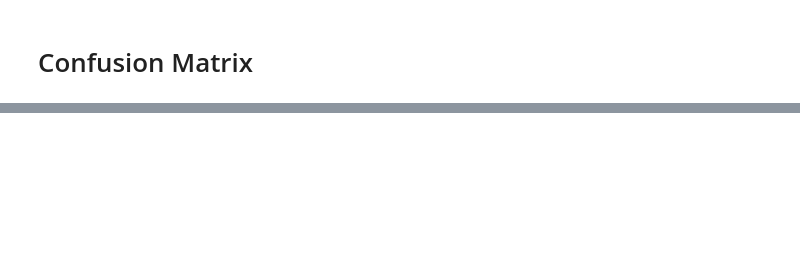
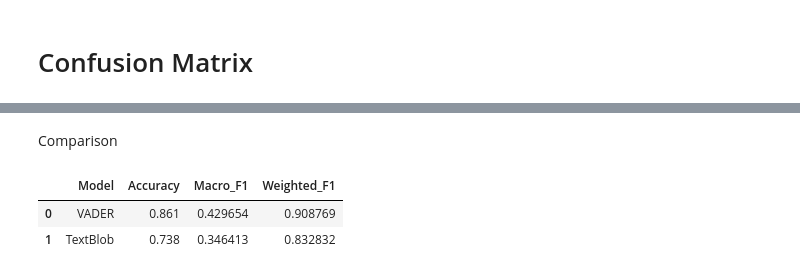
Before and after one commit to CodyBarker545/COMP262_Group5, a Jupyter notebook: COMP262_Group5_Phase1.ipynb, the cells around one changed output, grey strips where cells are left out. Drawn from its saved outputs; the diff is of its cells as text; code cells hidden in the pictures; blank space fills up the shorter version.

```diff
--- a/COMP262_Group5_Phase1.ipynb
+++ b/COMP262_Group5_Phase1.ipynb
@@ -316,0 +319,26 @@ TEXTBLOB Confusion Matrix
+# %% [markdown]
+Comparison
+# %%
+from sklearn.metrics import f1_score
+
+comparison = pd.DataFrame({
+    "Model": ["VADER", "TextBlob"],
+    "Accuracy": [
+        accuracy_score(df_sample["sentiment"], df_sample["vader_prediction"]),
+        accuracy_score(df_sample["sentiment"], df_sample["textblob_prediction"])
+    ],
+    "Macro_F1": [
+        f1_score(df_sample["sentiment"], df_sample["vader_prediction"], average="macro"),
+        f1_score(df_sample["sentiment"], df_sample["textblob_prediction"], average="macro")
+    ],
+    "Weighted_F1": [
+        f1_score(df_sample["sentiment"], df_sample["vader_prediction"], average="weighted"),
+        f1_score(df_sample["sentiment"], df_sample["textblob_prediction"], average="weighted")
+    ]
+})
+
+comparison
+# %% [output]
+|  | Model | Accuracy | Macro_F1 | Weighted_F1 |
+| 0 | VADER | 0.861 | 0.429654 | 0.908769 |
+| 1 | TextBlob | 0.738 | 0.346413 | 0.832832 |
```
Also changed, not shown: parts of 5 cells of this notebook.
